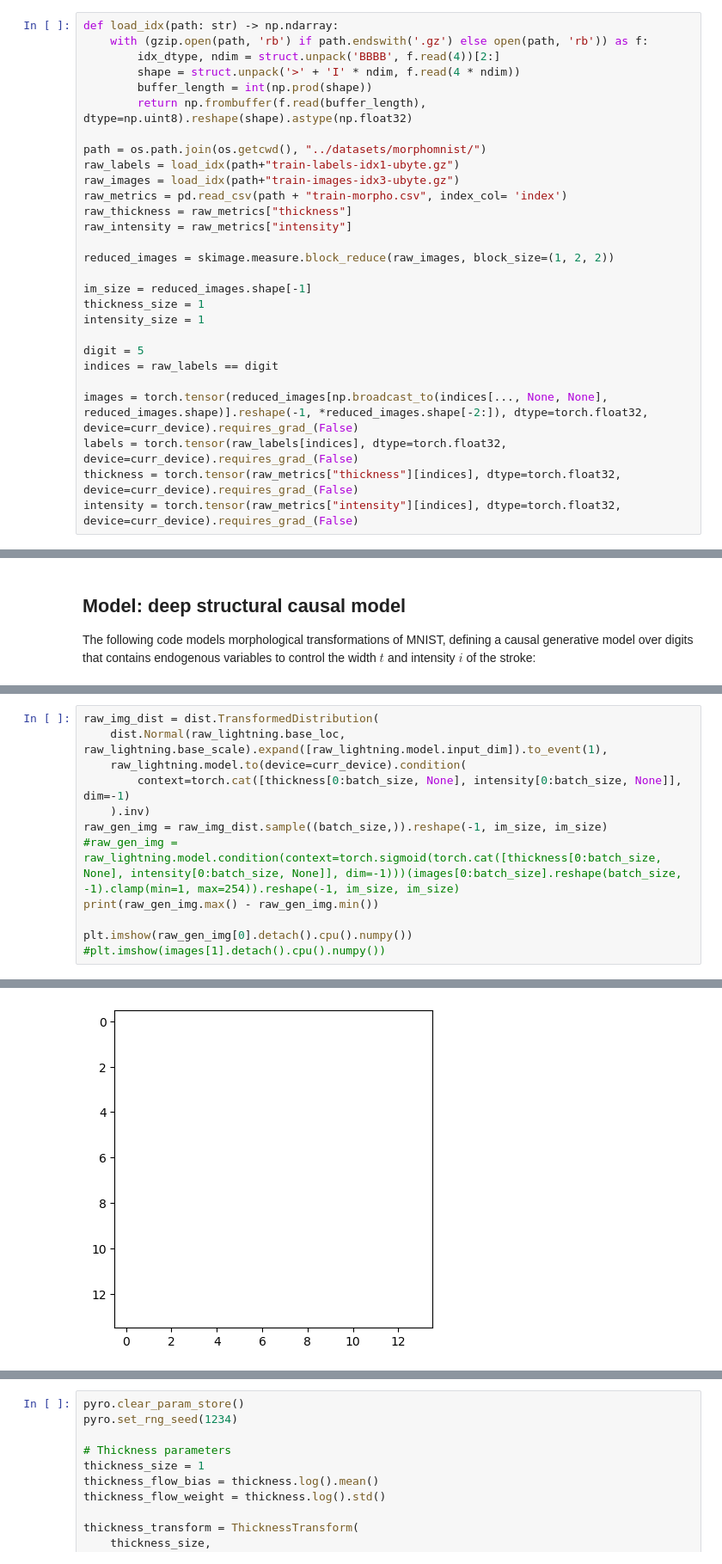
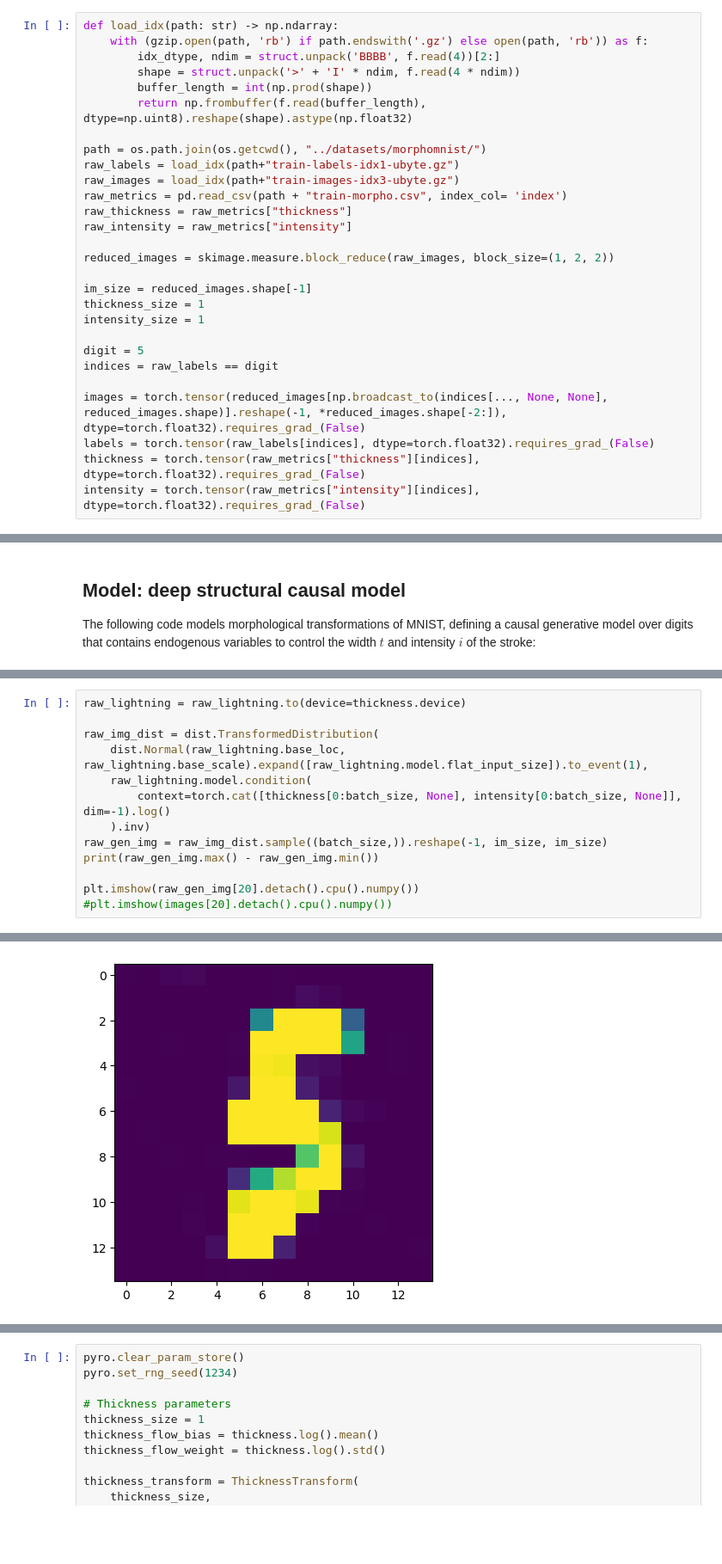
Before and after one commit to BasisResearch/chirho, a Jupyter notebook: docs/source/deepscm.ipynb, the cells around one changed output, grey strips where cells are left out. Shown at 86% size. Drawn from its saved outputs; the diff is of its cells as text; blank space fills up the shorter version.

Commit message:
image flow settings that work

```diff
--- a/docs/source/deepscm.ipynb
+++ b/docs/source/deepscm.ipynb
@@ -115,10 +116,10 @@ intensity_size = 1
 digit = 5
 indices = raw_labels == digit
 
-images = torch.tensor(reduced_images[np.broadcast_to(indices[..., None, None], reduced_images.shape)].reshape(-1, *reduced_images.shape[-2:]), dtype=torch.float32, device=curr_device).requires_grad_(False)
-labels = torch.tensor(raw_labels[indices], dtype=torch.float32, device=curr_device).requires_grad_(False)
-thickness = torch.tensor(raw_metrics["thickness"][indices], dtype=torch.float32, device=curr_device).requires_grad_(False)
-intensity = torch.tensor(raw_metrics["intensity"][indices], dtype=torch.float32, device=curr_device).requires_grad_(False)
+images = torch.tensor(reduced_images[np.broadcast_to(indices[..., None, None], reduced_images.shape)].reshape(-1, *reduced_images.shape[-2:]), dtype=torch.float32).requires_grad_(False)
+labels = torch.tensor(raw_labels[indices], dtype=torch.float32).requires_grad_(False)
+thickness = torch.tensor(raw_metrics["thickness"][indices], dtype=torch.float32).requires_grad_(False)
+intensity = torch.tensor(raw_metrics["intensity"][indices], dtype=torch.float32).requires_grad_(False)
 # %%
 fig = plt.figure()
 rows = 2
@@ -469,13 +528,14 @@ LOCAL_RANK: 0 - CUDA_VISIBLE_DEVICES: [0]
 # %%
+raw_lightning = raw_lightning.to(device=thickness.device)
+
 raw_img_dist = dist.TransformedDistribution(
-    dist.Normal(raw_lightning.base_loc, raw_lightning.base_scale).expand([raw_lightning.model.input_dim]).to_event(1),
-    raw_lightning.model.to(device=curr_device).condition(
-        context=torch.cat([thickness[0:batch_size, None], intensity[0:batch_size, None]], dim=-1)
+    dist.Normal(raw_lightning.base_loc, raw_lightning.base_scale).expand([raw_lightning.model.flat_input_size]).to_event(1),
+    raw_lightning.model.condition(
+        context=torch.cat([thickness[0:batch_size, None], intensity[0:batch_size, None]], dim=-1).log()
     ).inv)
 raw_gen_img = raw_img_dist.sample((batch_size,)).reshape(-1, im_size, im_size)
-#raw_gen_img = raw_lightning.model.condition(context=torch.sigmoid(torch.cat([thickness[0:batch_size, None], intensity[0:batch_size, None]], dim=-1)))(images[0:batch_size].reshape(batch_size, -1).clamp(min=1, max=254)).reshape(-1, im_size, im_size)
 print(raw_gen_img.max() - raw_gen_img.min())
 
-plt.imshow(raw_gen_img[0].detach().cpu().numpy())
-#plt.imshow(images[1].detach().cpu().numpy())
+plt.imshow(raw_gen_img[20].detach().cpu().numpy())
+#plt.imshow(images[20].detach().cpu().numpy())
 # %% [output]
@@ -483,4 +543,4 @@ tensor(nan, device='cuda:0')
 <matplotlib.image.AxesImage at 0x...>
-[figure, old version]
+[figure, new version]
 # %%
 class DeepSCM(PyroModule):
```
Also changed, not shown: parts of 7 cells of this notebook.
